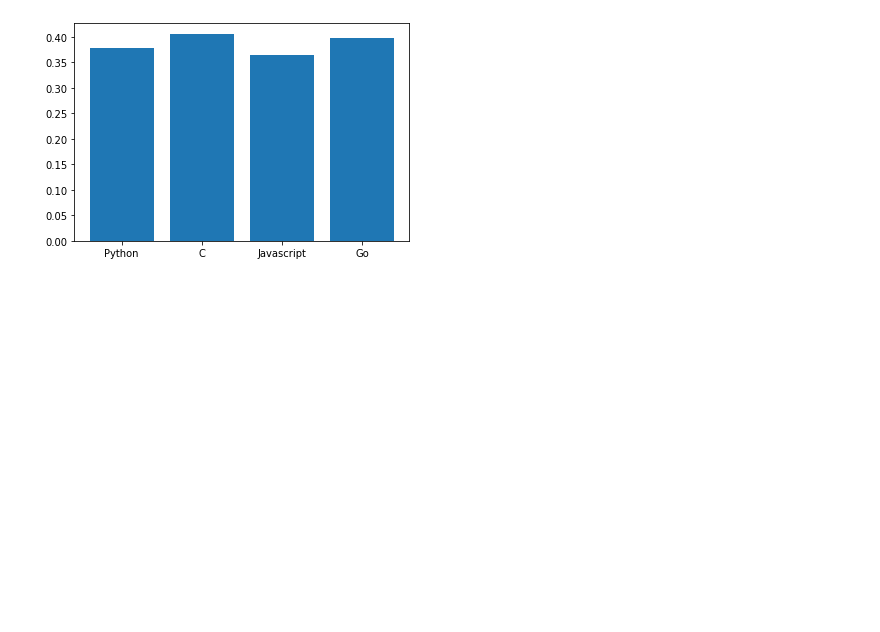
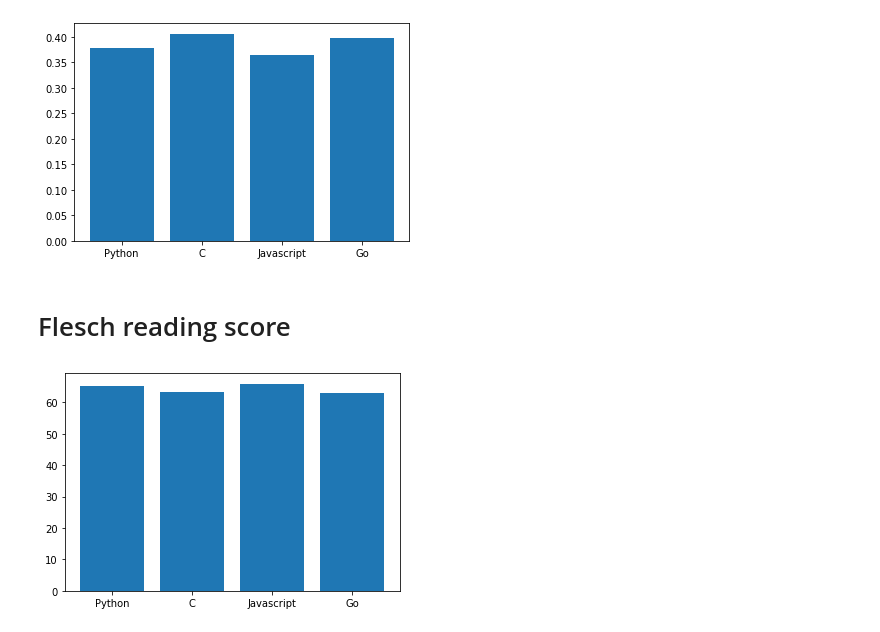
Before and after one commit to shilangyu/NLP-language-complexity, a Jupyter notebook: analysis/basic_data_analysis.ipynb, the cells around one changed output. Cells and saved outputs as stored; diff of their text form; code cells hidden in the pictures; blank space fills up the shorter version.

Commit message:
Flesch analysis

```diff
--- a/analysis/basic_data_analysis.ipynb
+++ b/analysis/basic_data_analysis.ipynb
@@ -244,3 +249,16 @@ plt.bar(*zip(*passive_freq))
 plt.show()
 # %% [output]
 [figure]
+# %% [markdown]
+# Flesch reading score
+# %%
+from textstat import textstat
+
+df['flesch_reading_ease'] = df['text'].apply(textstat.flesch_reading_ease)
+
+flesch_reading_score = [(lang, df[df['language'] == lang]['flesch_reading_ease'].mean()) for lang in LANGUAGES]
+
+plt.bar(*zip(*flesch_reading_score))
+plt.show()
+# %% [output]
+[figure, added]
```
Also changed, not shown: parts of 12 cells of this notebook, 2 other files.
